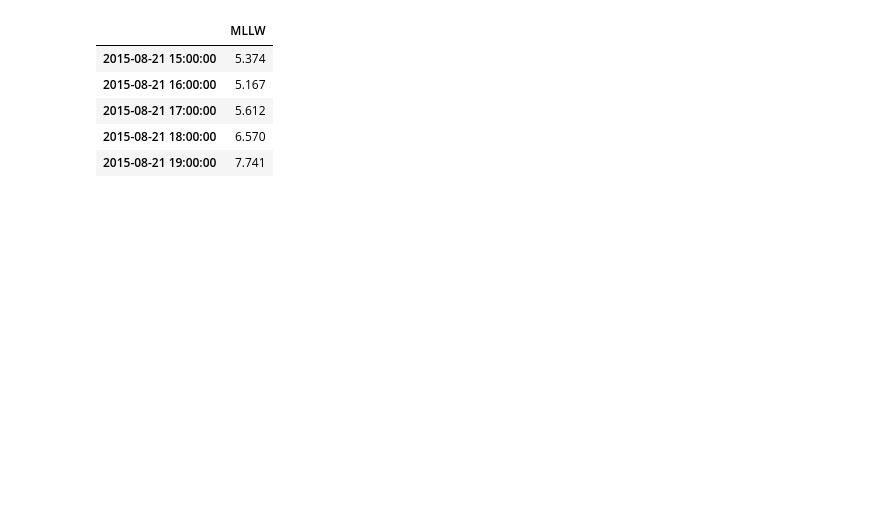
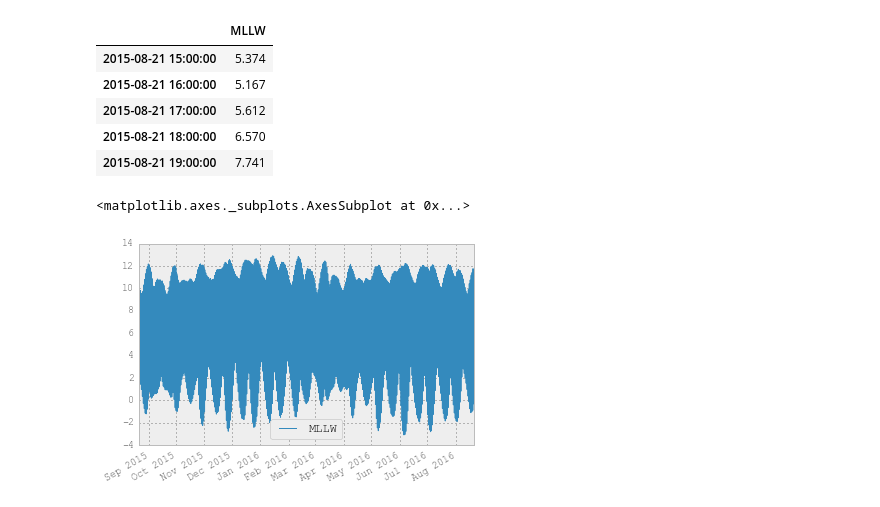
Before and after one commit to baumanab/seattle_tides, a Jupyter notebook: sandbox.ipynb, the cells around one changed output. Cells and saved outputs as stored; diff of their text form; code cells hidden in the pictures; blank space fills up the shorter version.

```diff
--- a/sandbox.ipynb
+++ b/sandbox.ipynb
@@ -66,5 +53,0 @@ with urlopen(query) as response:
-# %%
-data2.columns = ['Date','MLLW']
-data2.index = data2.Date
-data2.index = pd.to_datetime(data2.index)
-data2 =data2.drop('Date',axis=1)
@@ -71 +56,37 @@ data2 =data2.drop('Date',axis=1)
+# %%
+def get_COOPS_json(query):
+    '''Function accepts a NOAA tides and currents prediction query
+    with form= json (query returns json object) and returns the hourly
+    prediction data as a PANDAS DataFrame Object'''
+
+    # import dependencies
+    import pandas as pd
+    import numpy as np
+    from pandas.io.common import urlopen
+    from pandas.io import json
+
+    # get and read query respons
+    with urlopen(query) as response:
+        data = response.read()
+
+        # convert json object to python dictionary
+        # and extract time and values for predictions
+
+        data = json.loads(data)['predictions']
+
+        # read into PANDAS DataFrame, then manipulate
+        # DataFrame object
+        data = pd.DataFrame(data)
+        data.columns = ['Date','MLLW']
+        data.index = data.Date
+        data.index = pd.to_datetime(data2.index)
+        data =data.drop('Date',axis=1)
+
+        # convert value from string to float
+        data.MLLW = data.MLLW.astype(float)
+
+        # return DataFrame object
+        return data
+# %%
+df = get_COOPS_json(query)
 # %%
@@ -78,4 +99,7 @@ data2.head()
 | 2015-08-21 18:00:00 | 6.570 |
 | 2015-08-21 19:00:00 | 7.741 |
 # %%
-data2.plot
+df.plot()
+# %% [output]
+<matplotlib.axes._subplots.AxesSubplot at 0x...>
+[figure, added]
```
Also changed, not shown: parts of 6 cells of this notebook.
